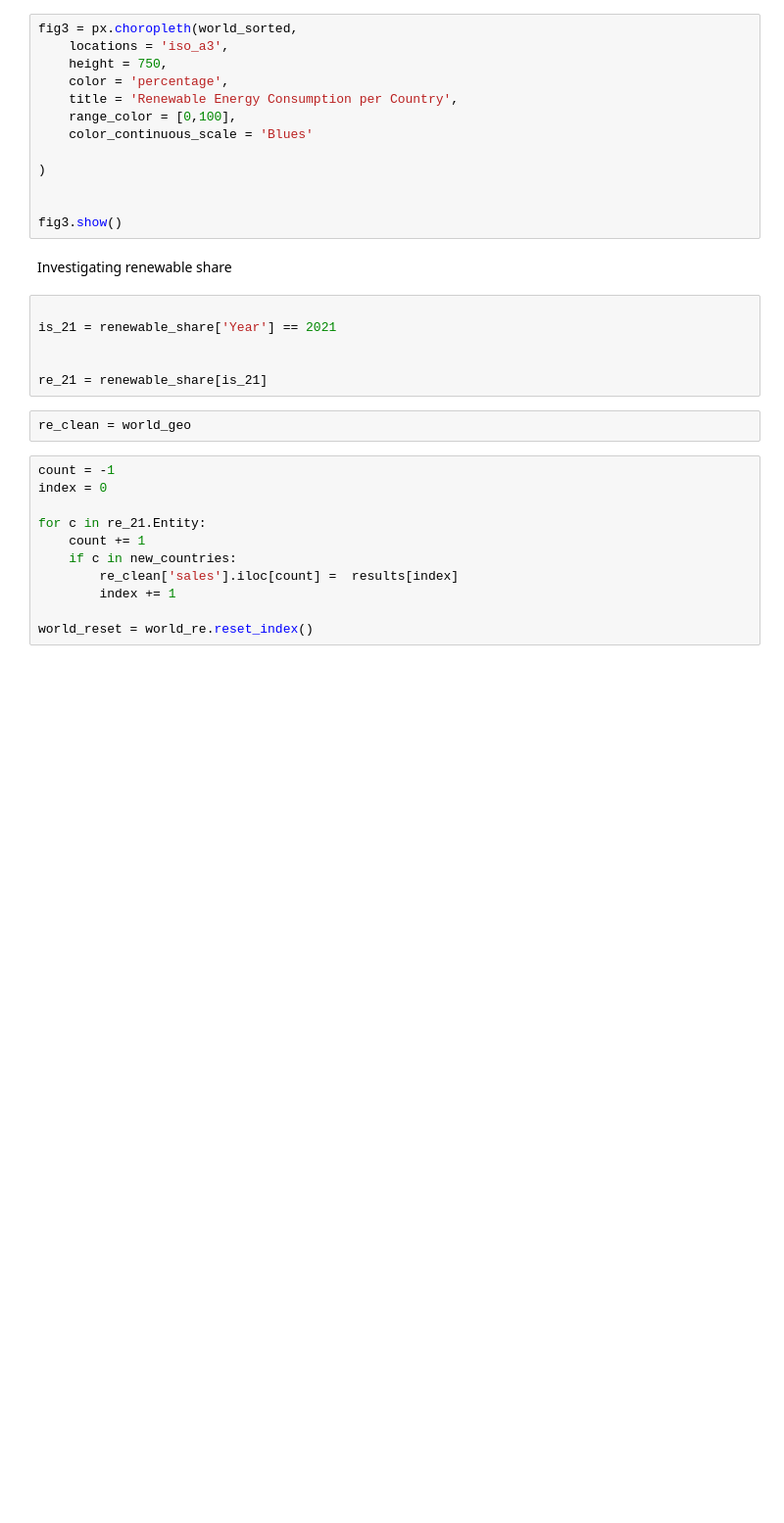
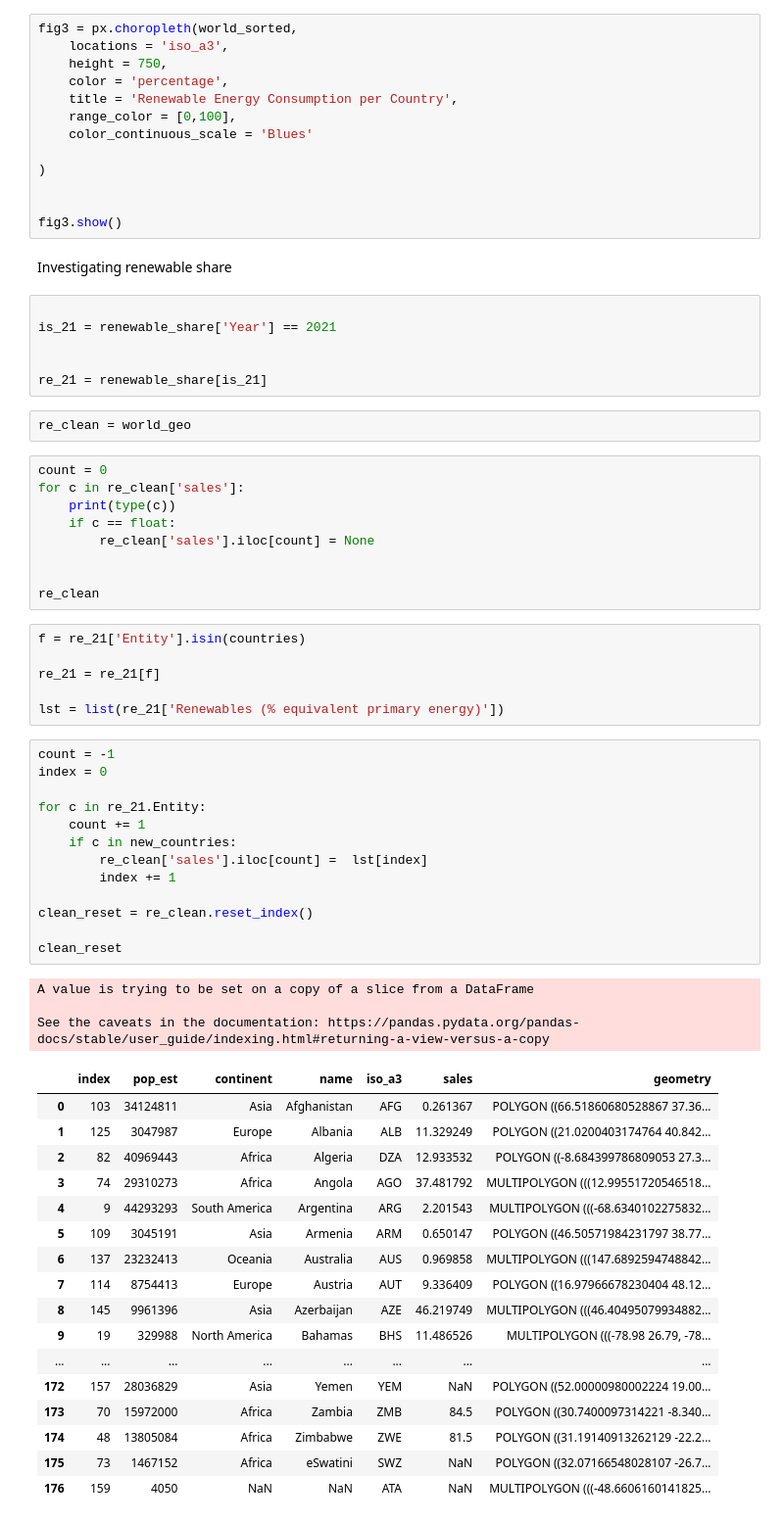
Before and after one commit to aaroln/ev, a Jupyter notebook: presentation.ipynb, the cells around one changed output. Shown at 98% size. Cells and saved outputs as stored; diff of their text form; blank space fills up the shorter version.

```diff
--- a/presentation.ipynb
+++ b/presentation.ipynb
@@ -291,14 +291,52 @@ is_21 = renewable_share['Year'] == 2021
 re_21 = renewable_share[is_21]
 # %%
 re_clean = world_geo
+# %%
+count = 0
+for c in re_clean['sales']:
+    print(type(c))
+    if c == float:
+        re_clean['sales'].iloc[count] = None
+
+
+re_clean
+# %%
+f = re_21['Entity'].isin(countries)
+
+re_21 = re_21[f]
+
+lst = list(re_21['Renewables (% equivalent primary energy)'])
 # %%
 count = -1
 index = 0
 
 for c in re_21.Entity:
     count += 1
     if c in new_countries:
-        re_clean['sales'].iloc[count] =  results[index]
+        re_clean['sales'].iloc[count] =  lst[index]
         index += 1
 
-world_reset = world_re.reset_index()
+clean_reset = re_clean.reset_index()
+
+clean_reset
+# %% [output]
+A value is trying to be set on a copy of a slice from a DataFrame
+
+See the caveats in the documentation: https://pandas.pydata.org/pandas-docs/stable/user_guide/indexing.html#returning-a-view-versus-a-copy
+|  | index | pop_est | continent | name | iso_a3 | sales | geometry |
+| 0 | 103 | 34124811 | Asia | Afghanistan | AFG | 0.261367 | POLYGON ((66.51860680528867 37.36... |
+| 1 | 125 | 3047987 | Europe | Albania | ALB | 11.329249 | POLYGON ((21.0200403174764 40.842... |
+| 2 | 82 | 40969443 | Africa | Algeria | DZA | 12.933532 | POLYGON ((-8.684399786809053 27.3... |
+| 3 | 74 | 29310273 | Africa | Angola | AGO | 37.481792 | MULTIPOLYGON (((12.99551720546518... |
+| 4 | 9 | 44293293 | South America | Argentina | ARG | 2.201543 | MULTIPOLYGON (((-68.6340102275832... |
+| 5 | 109 | 3045191 | Asia | Armenia | ARM | 0.650147 | POLYGON ((46.50571984231797 38.77... |
+| 6 | 137 | 23232413 | Oceania | Australia | AUS | 0.969858 | MULTIPOLYGON (((147.6892594748842... |
+| 7 | 114 | 8754413 | Europe | Austria | AUT | 9.336409 | POLYGON ((16.97966678230404 48.12... |
+| 8 | 145 | 9961396 | Asia | Azerbaijan | AZE | 46.219749 | MULTIPOLYGON (((46.40495079934882... |
+| 9 | 19 | 329988 | North America | Bahamas | BHS | 11.486526 | MULTIPOLYGON (((-78.98 26.79, -78... |
+| ... | ... | ... | ... | ... | ... | ... | ... |
+| 172 | 157 | 28036829 | Asia | Yemen | YEM | NaN | POLYGON ((52.00000980002224 19.00... |
+| 173 | 70 | 15972000 | Africa | Zambia | ZMB | 84.5 | POLYGON ((30.7400097314221 -8.340... |
+| 174 | 48 | 13805084 | Africa | Zimbabwe | ZWE | 81.5 | POLYGON ((31.19140913262129 -22.2... |
+| 175 | 73 | 1467152 | Africa | eSwatini | SWZ | NaN | POLYGON ((32.07166548028107 -26.7... |
+| 176 | 159 | 4050 | NaN | NaN | ATA | NaN | MULTIPOLYGON (((-48.6606160141825... |
```
